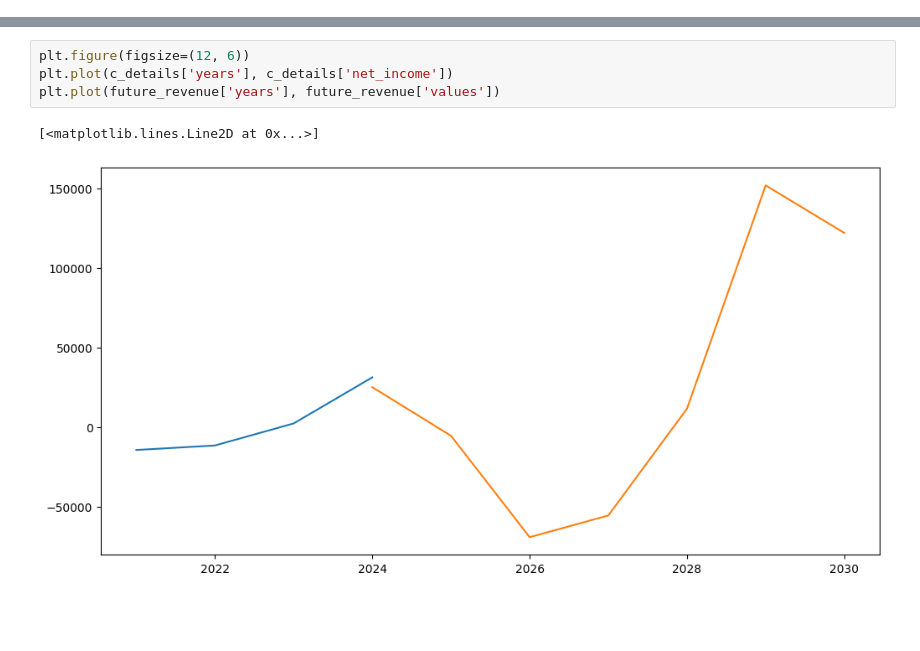
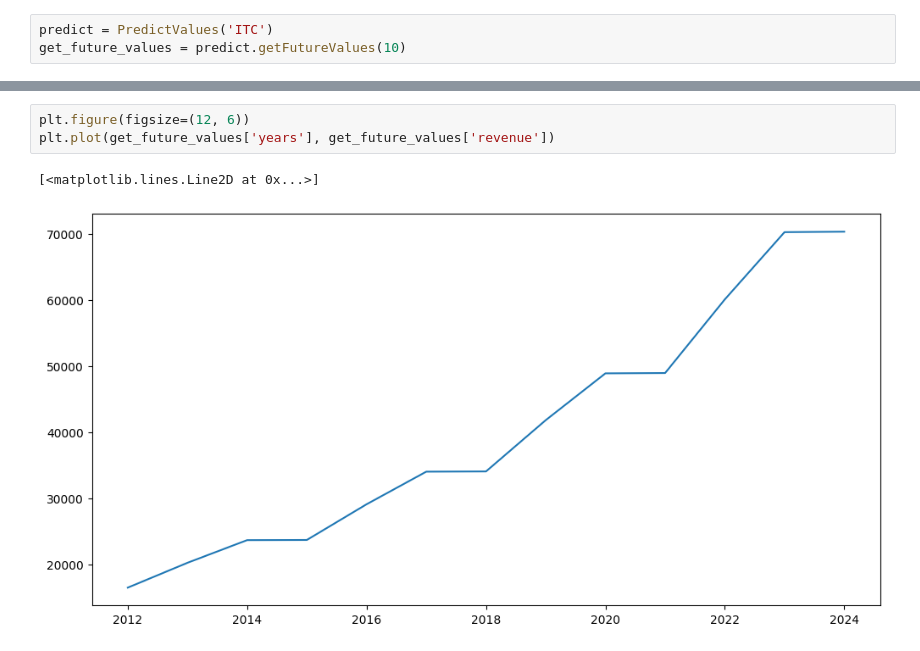
Before and after one commit to Aravind8967/Stock-Prediction, a Jupyter notebook: predict.ipynb, the cells around one changed output, grey strips where cells are left out. Saved outputs shown, nothing was run; the diff lists cells and outputs as text; blank space fills up the shorter version.

Commit message:
version 2.0.0 now able to generate all feture values [revenue, income, roe, opm, eps] some functional changes made for all src files

```diff
--- a/predict.ipynb
+++ b/predict.ipynb
@@ -72,0 +4,3 @@ years : [2024, 2025, 2026, 2027, 2028, 2029, 2030]
+# %%
+predict = PredictValues('ITC')
+get_future_values = predict.getFutureValues(10)
@@ -73,7 +46,6 @@ years : [2024, 2025, 2026, 2027, 2028, 2029, 2030]
 # %%
 plt.figure(figsize=(12, 6))
-plt.plot(c_details['years'], c_details['net_income'])
-plt.plot(future_revenue['years'], future_revenue['values'])
+plt.plot(get_future_values['years'], get_future_values['revenue'])
 # %% [output]
 [<matplotlib.lines.Line2D at 0x...>]
-[figure, old version]
+[figure, new version]
```
Also changed, not shown: parts of 12 cells of this notebook, 6 other files.
